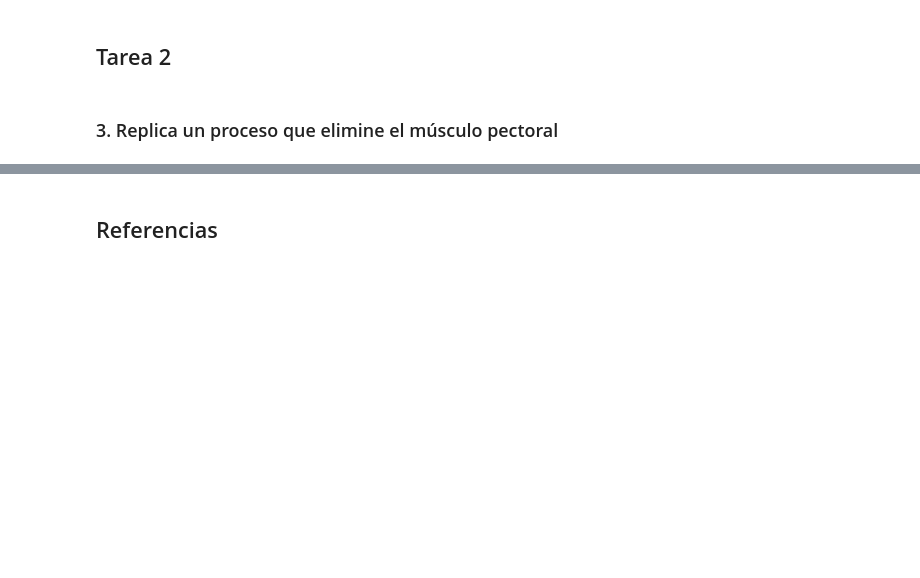
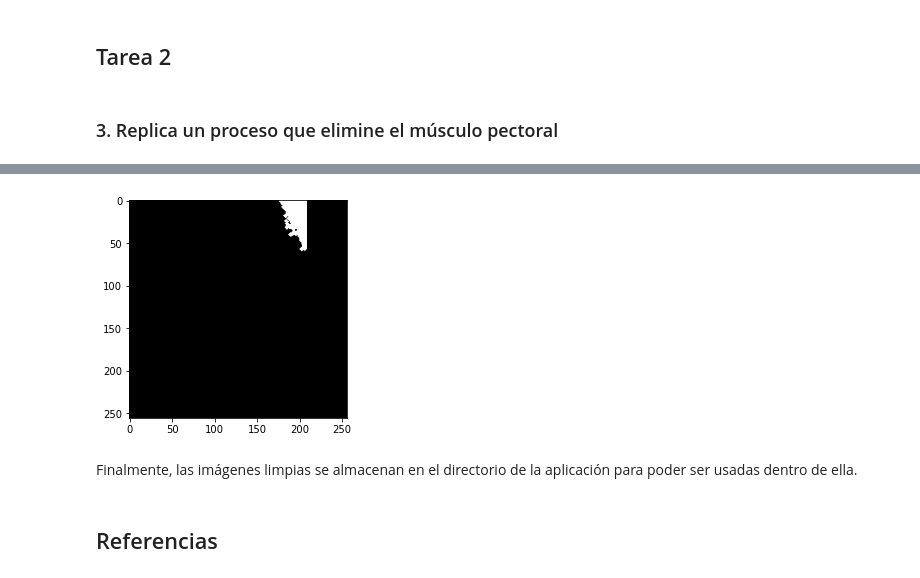
Before and after one commit to data-and-code/trabajo_con_imagenes, a Jupyter notebook: data-raw/clean_imgs.ipynb, the cells around one changed output, grey strips where cells are left out. Cells and saved outputs as stored; diff of their text form; code cells hidden in the pictures; blank space fills up the shorter version.

```diff
--- a/data-raw/clean_imgs.ipynb
+++ b/data-raw/clean_imgs.ipynb
@@ -295,0 +359,8 @@ for img_scale, img_clean, img_bin_clean, img_num in zip(imgs_scale, imgs_clean,
+# %%
+# Imagen de ejemplo (Imagen binarizada limpia)
+plt.imshow(imgs_bin_clean_2[10], cmap='gray')
+plt.show()
+# %% [output]
+[figure, added]
+# %% [markdown]
+Finalmente, las imágenes limpias se almacenan en el directorio de la aplicación para poder ser usadas dentro de ella.
```
Also changed, not shown: parts of 12 cells of this notebook, 1 other file.
